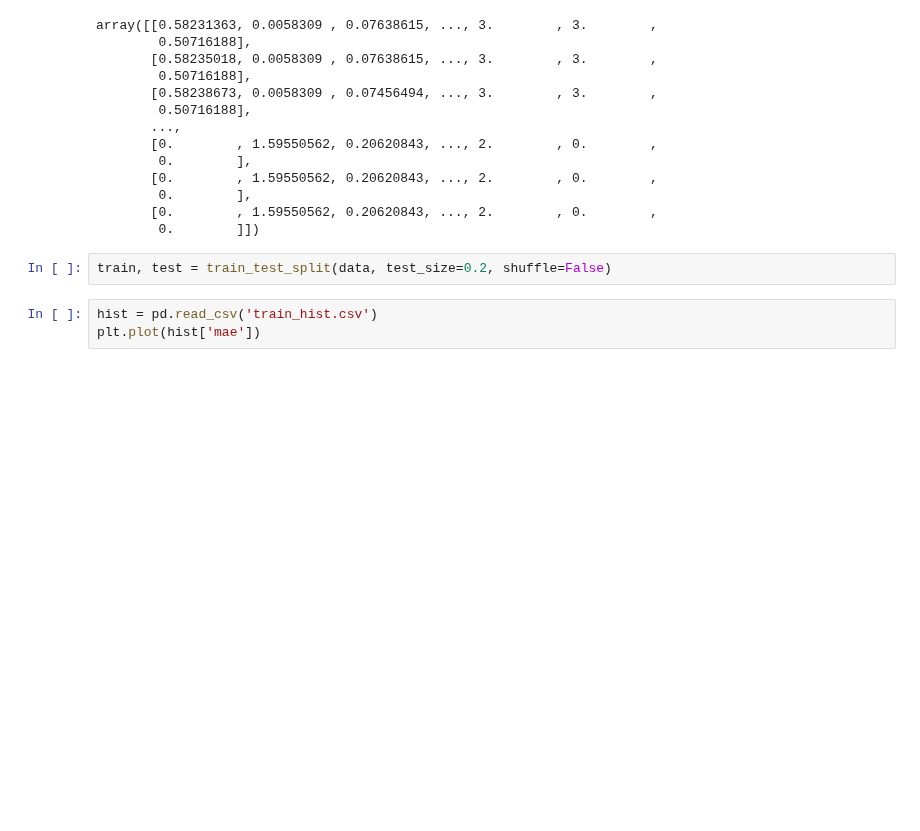
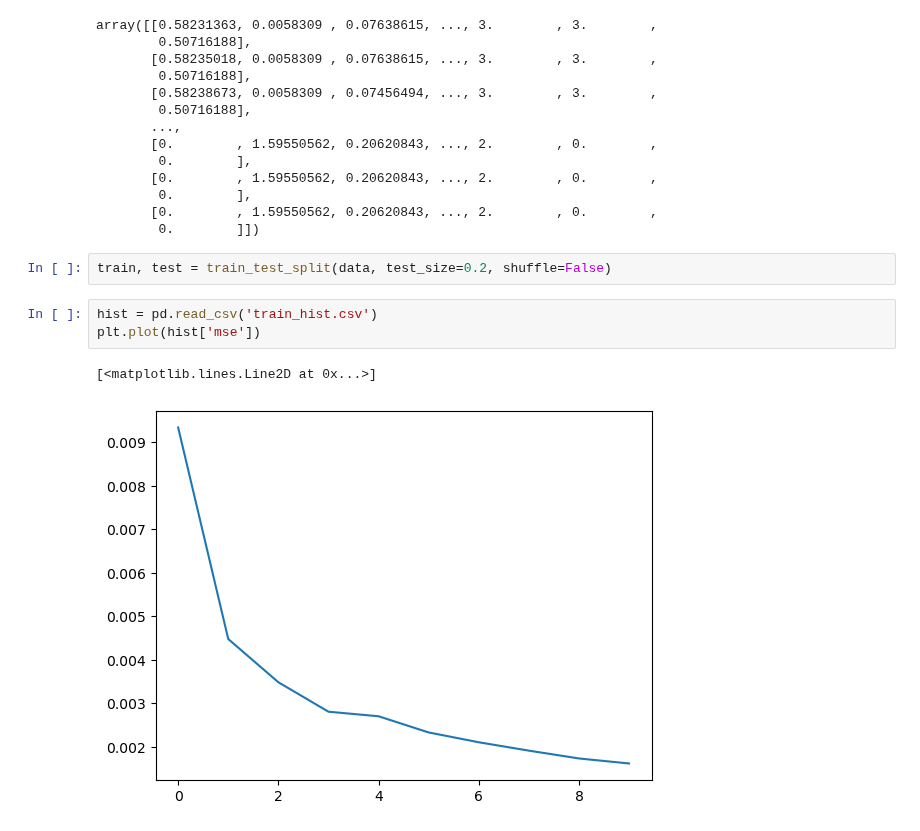
Before and after one commit to dyce135/Algorithmic_Tennis_Betting, a Jupyter notebook: model_benchmark.ipynb, the cells around one changed output. Saved outputs shown, nothing was run; the diff lists cells and outputs as text; blank space fills up the shorter version.

```diff
--- a/model_benchmark.ipynb
+++ b/model_benchmark.ipynb
@@ -48,7 +48,10 @@ array([[0.58231363, 0.0058309 , 0.07638615, ..., 3.        , 3.        ,
 train, test = train_test_split(data, test_size=0.2, shuffle=False)
 # %%
 hist = pd.read_csv('train_hist.csv')
-plt.plot(hist['mae'])
+plt.plot(hist['mse'])
+# %% [output]
+[<matplotlib.lines.Line2D at 0x...>]
+[figure, added]
 # %%
 model = load_model("seq2seq_model")
 model.summary()
```
Also changed, not shown: parts of 5 cells of this notebook, 7 other files.
